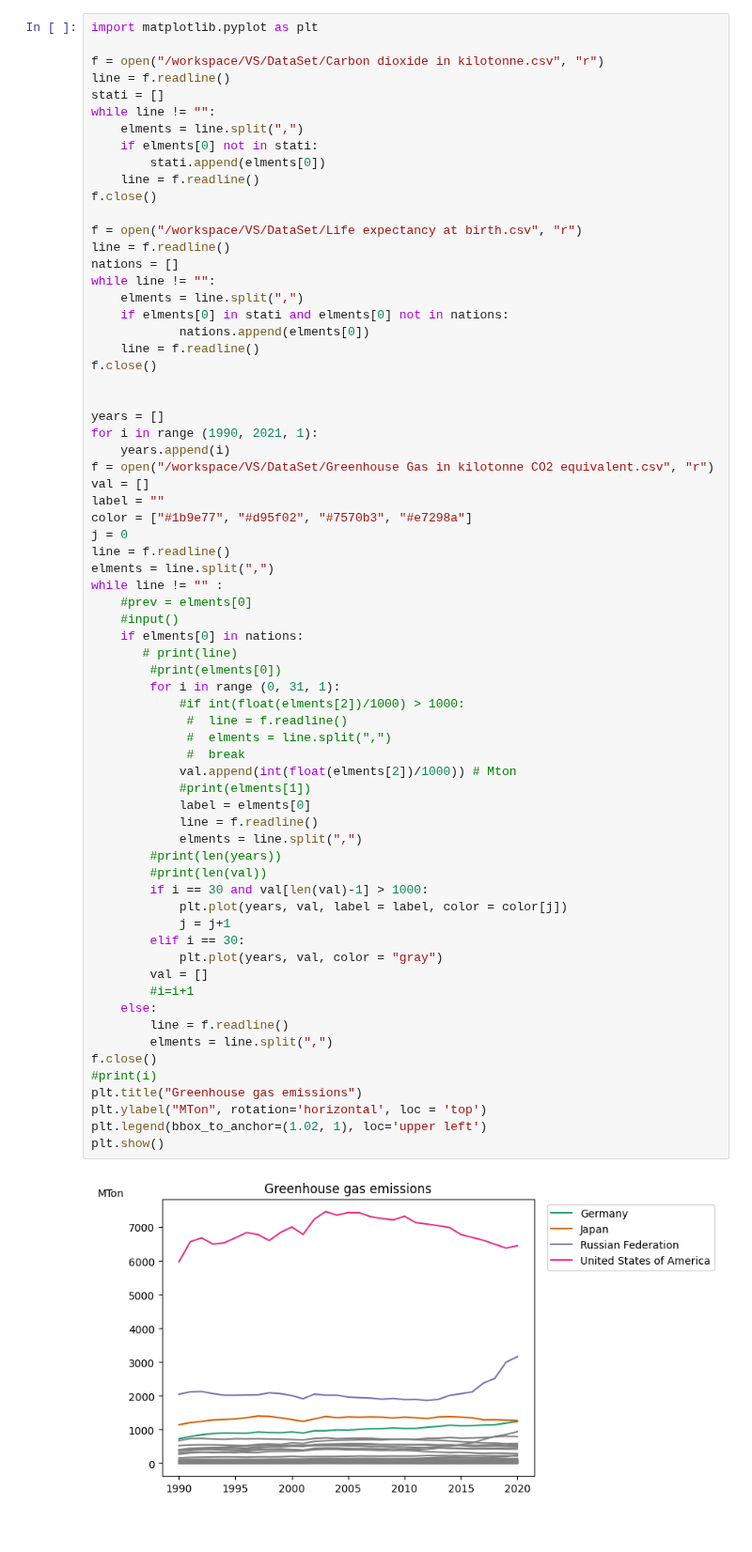
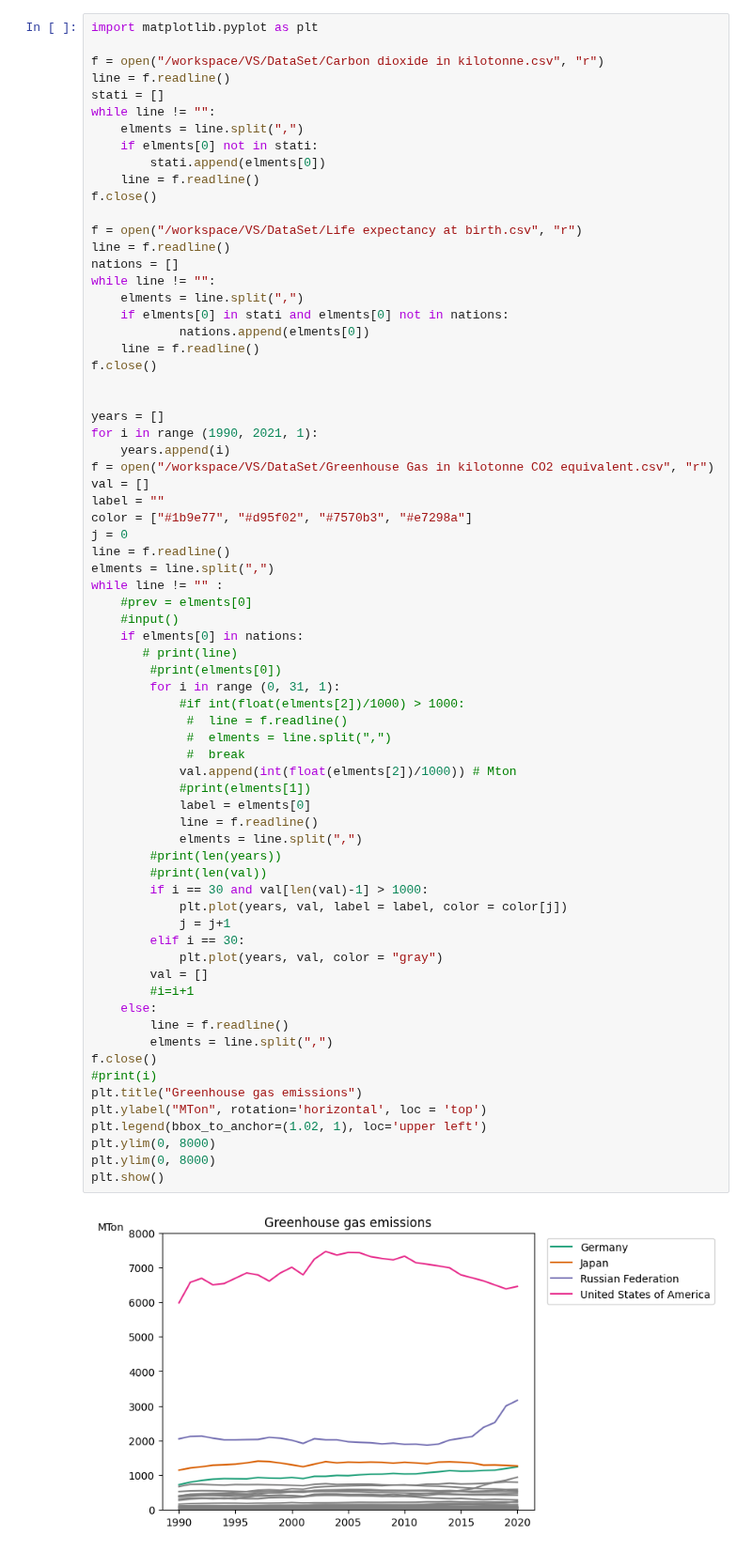
Before and after one commit to snohm/VS, a Jupyter notebook: Sorgenti/GreenhouseGas.ipynb, the cells around one changed output. Shown at 94% size. Drawn from its saved outputs; the diff is of its cells as text.

```diff
--- a/Sorgenti/GreenhouseGas.ipynb
+++ b/Sorgenti/GreenhouseGas.ipynb
@@ -40,31 +40,33 @@ while line != "" :
         #print(elments[0])
         for i in range (0, 31, 1):
             #if int(float(elments[2])/1000) > 1000:
              #  line = f.readline()
              #  elments = line.split(",")
              #  break
             val.append(int(float(elments[2])/1000)) # Mton
             #print(elments[1])
             label = elments[0]
             line = f.readline()
             elments = line.split(",")
         #print(len(years))
         #print(len(val))
         if i == 30 and val[len(val)-1] > 1000:
             plt.plot(years, val, label = label, color = color[j])
             j = j+1
         elif i == 30:
             plt.plot(years, val, color = "gray")
         val = []
         #i=i+1
     else:
         line = f.readline()
         elments = line.split(",")
 f.close()
 #print(i)
 plt.title("Greenhouse gas emissions")
 plt.ylabel("MTon", rotation='horizontal', loc = 'top')
 plt.legend(bbox_to_anchor=(1.02, 1), loc='upper left')
+plt.ylim(0, 8000)
+plt.ylim(0, 8000)
 plt.show()
 # %% [output]
-[figure, old version]
+[figure, new version]
```
Also changed, not shown: 2 other files.
